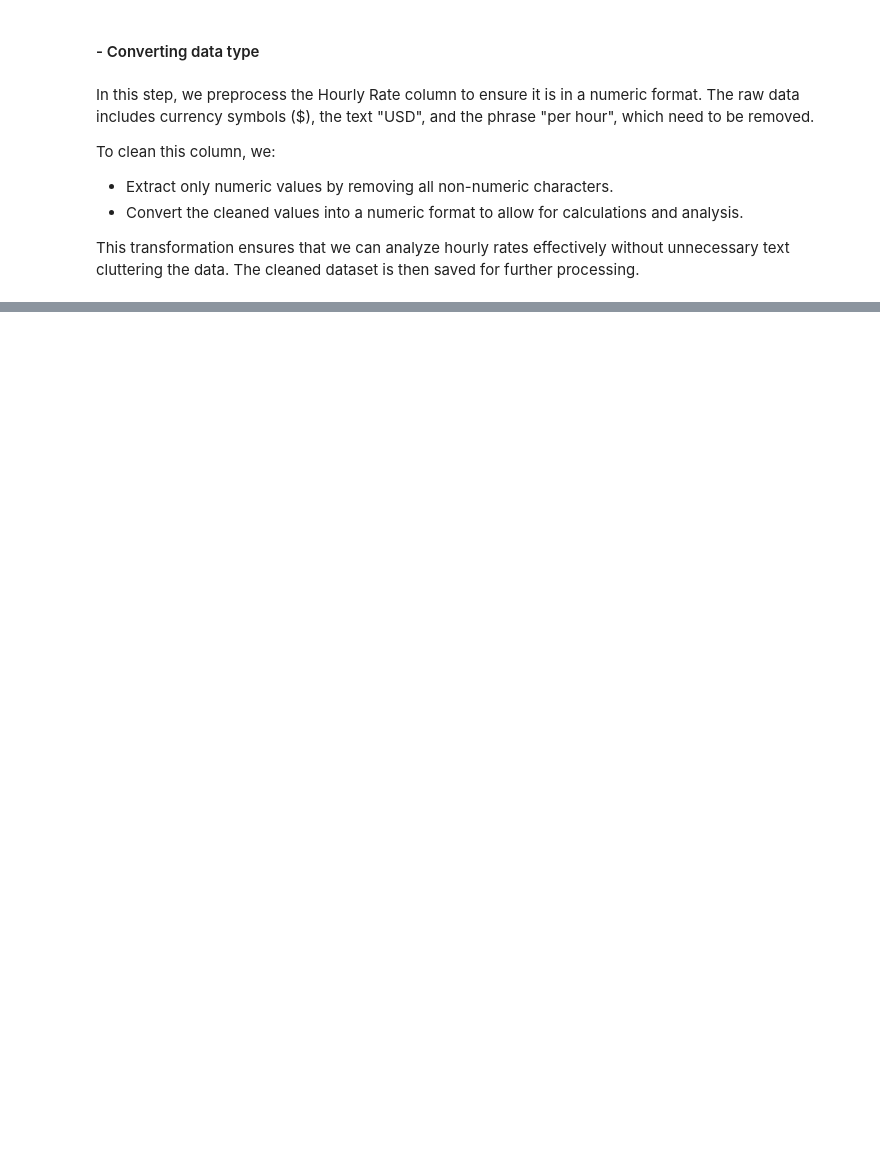
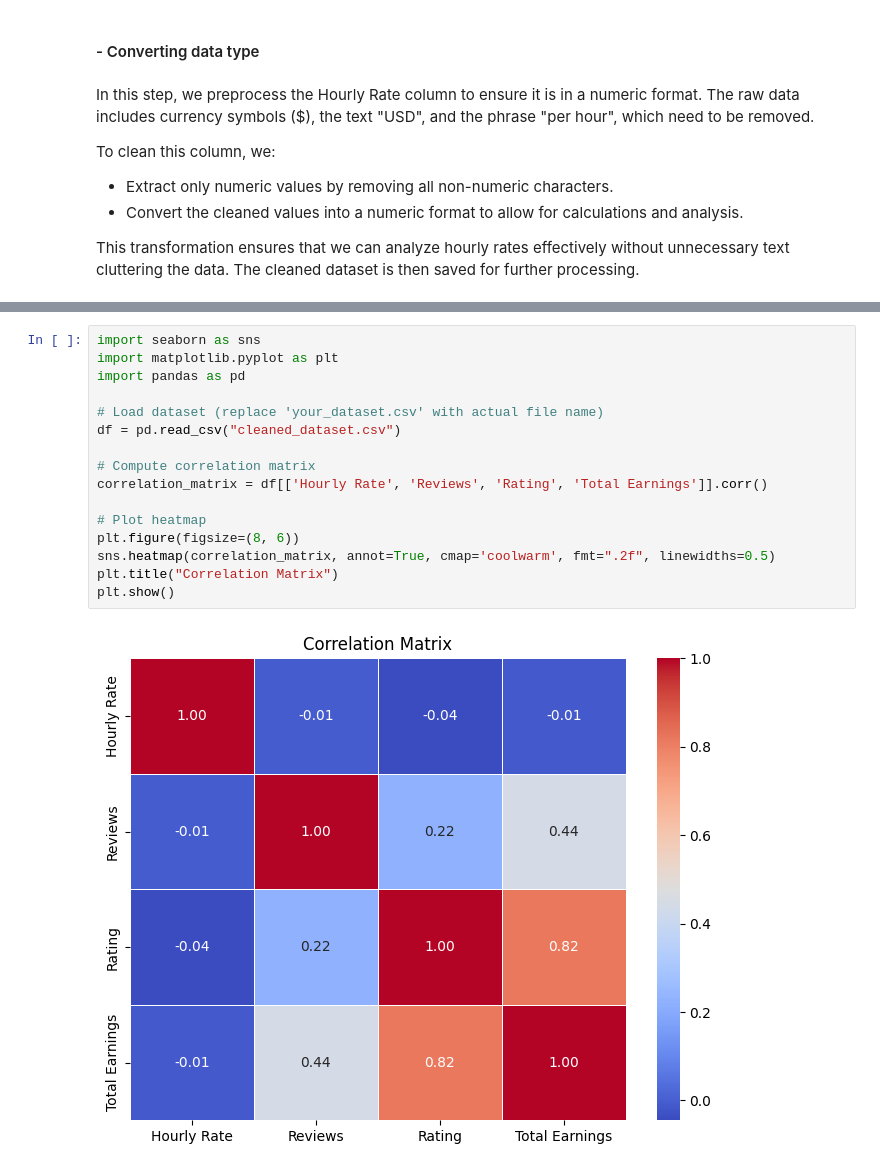
Before and after one commit to iRoseM/Freelancing-Trends--IT362, a Jupyter notebook: IT362_groub_6.ipynb, the cells around one changed output, grey strips where cells are left out. Saved outputs shown, nothing was run; the diff lists cells and outputs as text; blank space fills up the shorter version.

```diff
--- a/IT362_groub_6.ipynb
+++ b/IT362_groub_6.ipynb
@@ -586,0 +597,18 @@ Sample Rows After Processing Bio:
+# %%
+import seaborn as sns
+import matplotlib.pyplot as plt
+import pandas as pd
+
+# Load dataset (replace 'your_dataset.csv' with actual file name)
+df = pd.read_csv("cleaned_dataset.csv")
+
+# Compute correlation matrix
+correlation_matrix = df[['Hourly Rate', 'Reviews', 'Rating', 'Total Earnings']].corr()
+
+# Plot heatmap
+plt.figure(figsize=(8, 6))
+sns.heatmap(correlation_matrix, annot=True, cmap='coolwarm', fmt=".2f", linewidths=0.5)
+plt.title("Correlation Matrix")
+plt.show()
+# %% [output]
+[figure, added]
```
Also changed, not shown: parts of 21 cells of this notebook.
